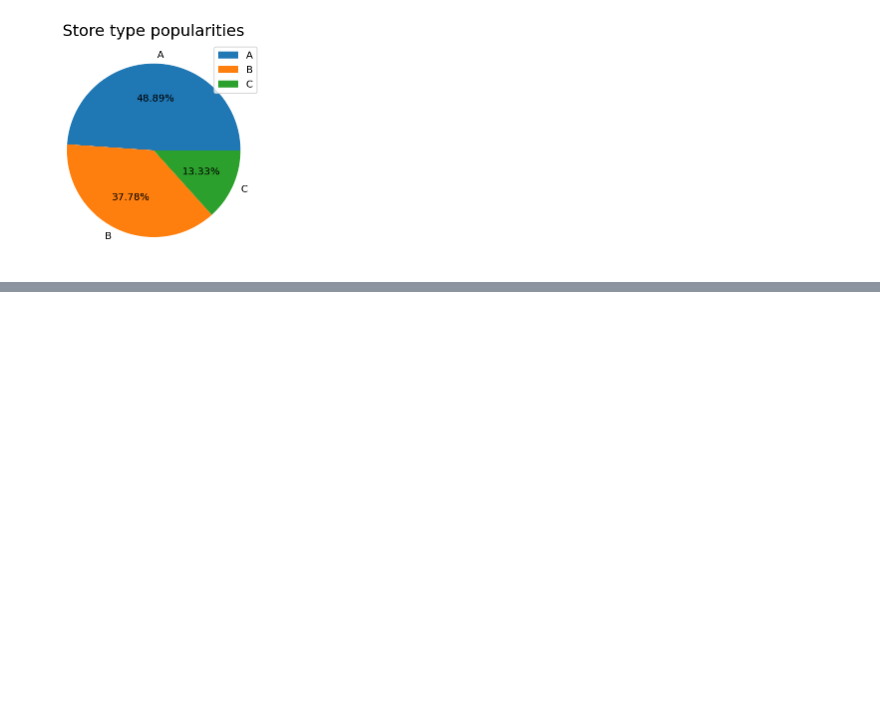
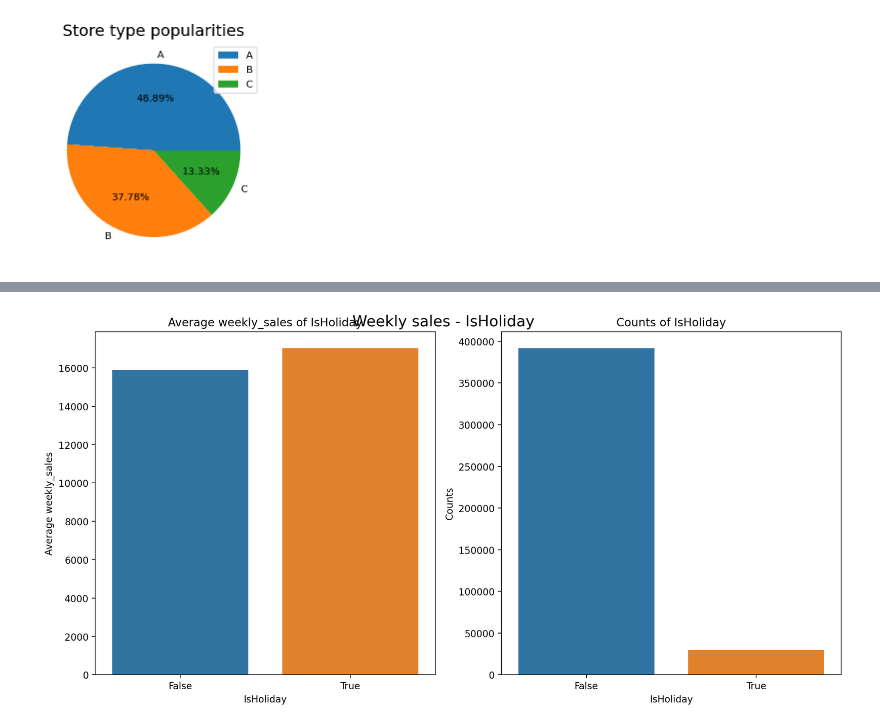
Before and after one commit to sharanyaa31/Training-datasets, a Jupyter notebook: Finalproject.ipynb, the cells around one changed output, grey strips where cells are left out. Drawn from its saved outputs; the diff is of its cells as text; code cells hidden in the pictures; blank space fills up the shorter version.

```diff
--- a/Finalproject.ipynb
+++ b/Finalproject.ipynb
@@ -121,0 +119,21 @@ TypeError: ignored
+# %%
+holiday_sale = df.groupby('IsHoliday')['Weekly_Sales'].mean()
+holiday_count = df.groupby('IsHoliday')['Weekly_Sales'].count()
+
+fig, axes = plt.subplots(1,2, figsize=(12,6), dpi=100)
+
+ax1 = sns.barplot(x=holiday_sale.index, y=holiday_sale.values, ax=axes[0])
+ax1.set_title('Average weekly_sales of IsHoliday')
+ax1.set_xlabel('IsHoliday')
+ax1.set_ylabel('Average weekly_sales')
+
+ax2 = sns.barplot(x=holiday_count.index,y=holiday_count.values, ax=axes[1])
+ax2.set_title('Counts of IsHoliday')
+ax2.set_xlabel('IsHoliday')
+ax2.set_ylabel('Counts')
+
+plt.suptitle('Weekly sales - IsHoliday', fontsize = 16)
+fig.tight_layout()
+plt.show()
+# %% [output]
+[figure, added]
```
Also changed, not shown: parts of 58 cells of this notebook.
